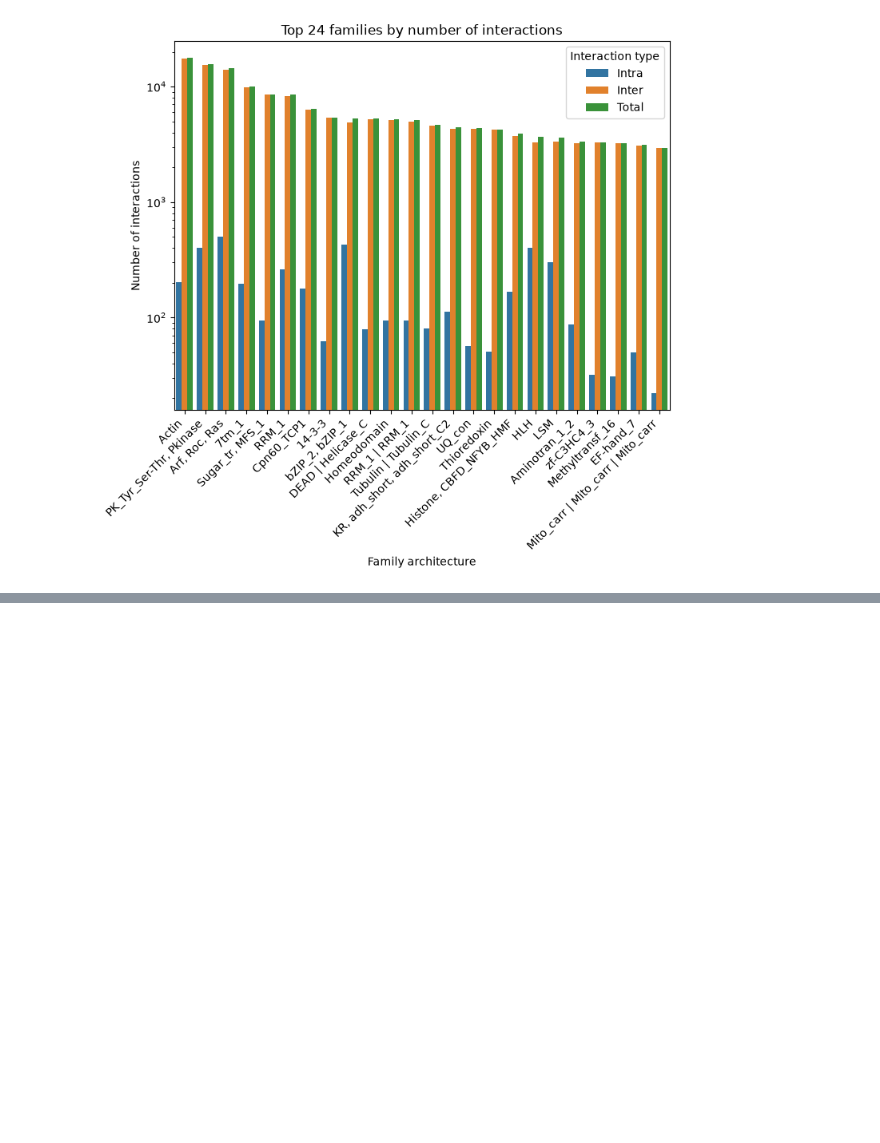
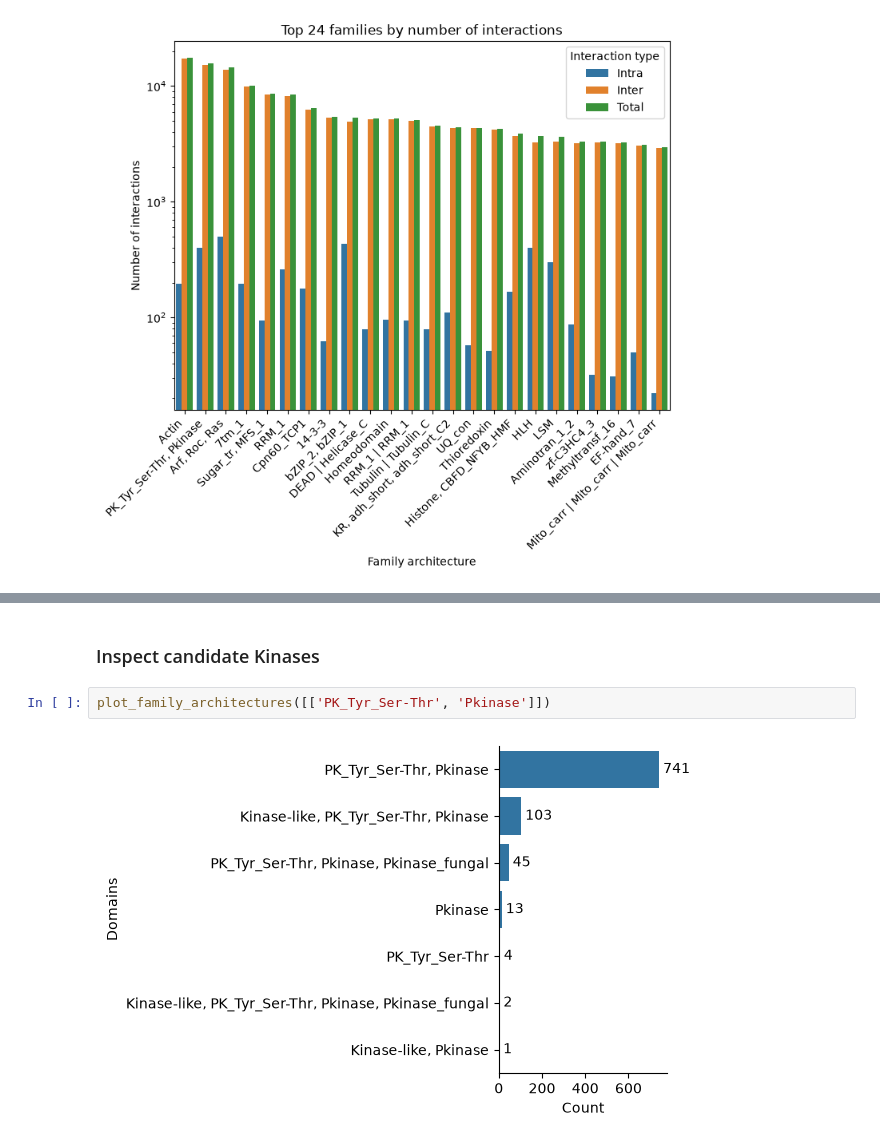
Before and after one commit to AlejandroSanchezCano/POFFT, a Jupyter notebook: visualization/X3.ipynb, the cells around one changed output, grey strips where cells are left out. Cells and saved outputs as stored; diff of their text form; blank space fills up the shorter version.

```diff
--- a/visualization/X3.ipynb
+++ b/visualization/X3.ipynb
@@ -152,0 +248,6 @@ plt.show()
+# %% [markdown]
+### Inspect candidate Kinases
+# %%
+plot_family_architectures([['PK_Tyr_Ser-Thr', 'Pkinase']])
+# %% [output]
+[figure, added]
```
Also changed, not shown: parts of 24 cells of this notebook, 4 other files.
